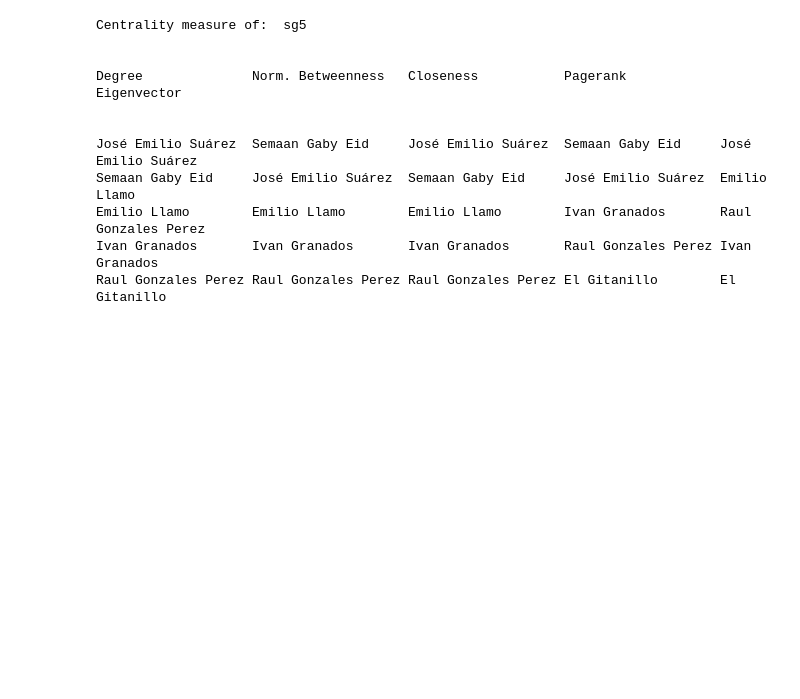
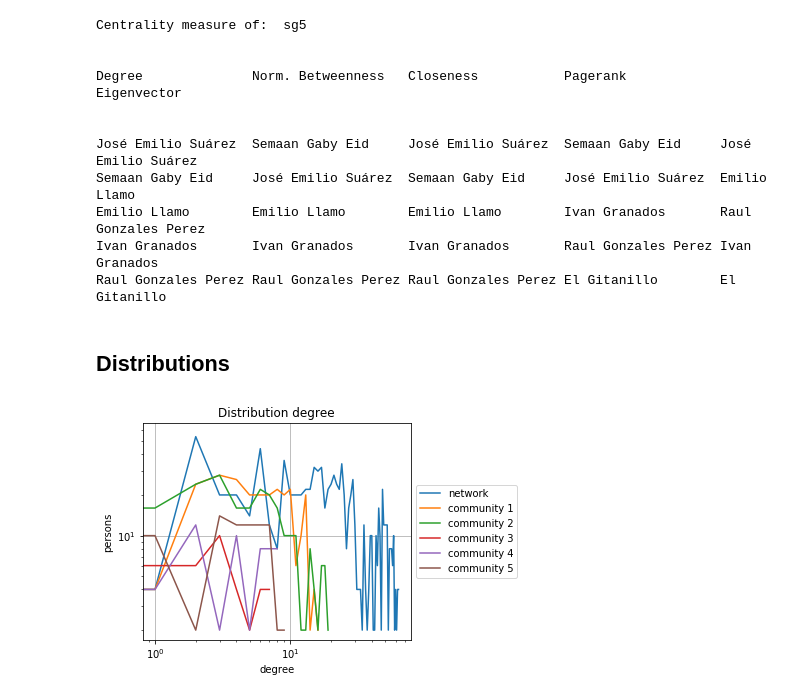
Before and after one commit to GiorgiaAuroraAdorni/MadridTrainBombingNetAnalytics, a Jupyter notebook: MadridTrainBombingNet.ipynb, the cells around one changed output. Saved outputs shown, nothing was run; the diff lists cells and outputs as text; code cells hidden in the pictures; blank space fills up the shorter version.

Commit message:
Removed community edge betweenness for the single communities.
Added plot about the distribution of each centrality measure.

```diff
--- a/MadridTrainBombingNet.ipynb
+++ b/MadridTrainBombingNet.ipynb
@@ -736,3 +711,34 @@ Semaan Gaby Eid     José Emilio Suárez  Semaan Gaby Eid     José Emilio Suár
 Emilio Llamo        Emilio Llamo        Emilio Llamo        Ivan Granados       Raul Gonzales Perez
 Ivan Granados       Ivan Granados       Ivan Granados       Raul Gonzales Perez Ivan Granados
 Raul Gonzales Perez Raul Gonzales Perez Raul Gonzales Perez El Gitanillo        El Gitanillo
+# %% [markdown]
+## Distributions
+# %%
+x = np.arange(10)
+
+fig = plt.figure()
+ax = plt.subplot(111)
+
+ax.plot(np.load('out/g/degree.npy'),  label='network')
+ax.plot(np.load('out/sg1/degree.npy'), label='community 1')
+ax.plot(np.load('out/sg2/degree.npy'), label='community 2')
+ax.plot(np.load('out/sg3/degree.npy'), label='community 3')
+ax.plot(np.load('out/sg4/degree.npy'), label='community 4')
+ax.plot(np.load('out/sg5/degree.npy'), label='community 5')
+
+# Shrink current axis by 20%
+box = ax.get_position()
+ax.set_position([box.x0, box.y0, box.width * 0.8, box.height])
+
+# Legend to the right of the current axis
+ax.legend(loc='center left', bbox_to_anchor=(1, 0.5))
+plt.title('Distribution degree')
+plt.xlabel('degree')
+plt.ylabel('persons')
+plt.grid()
+plt.xscale('log')
+plt.yscale('log')
+
+plt.show()
+# %% [output]
+[figure, added]
```
Also changed, not shown: parts of 9 cells of this notebook.
